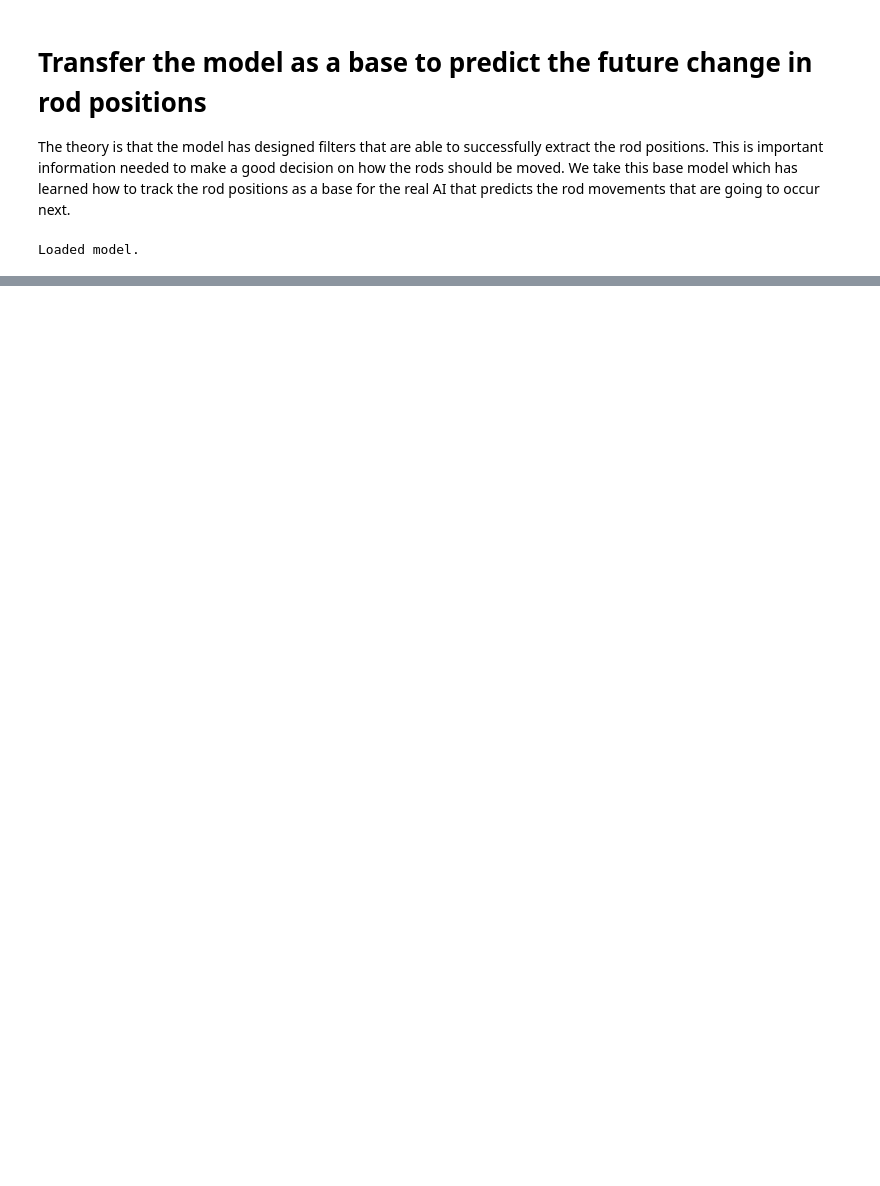
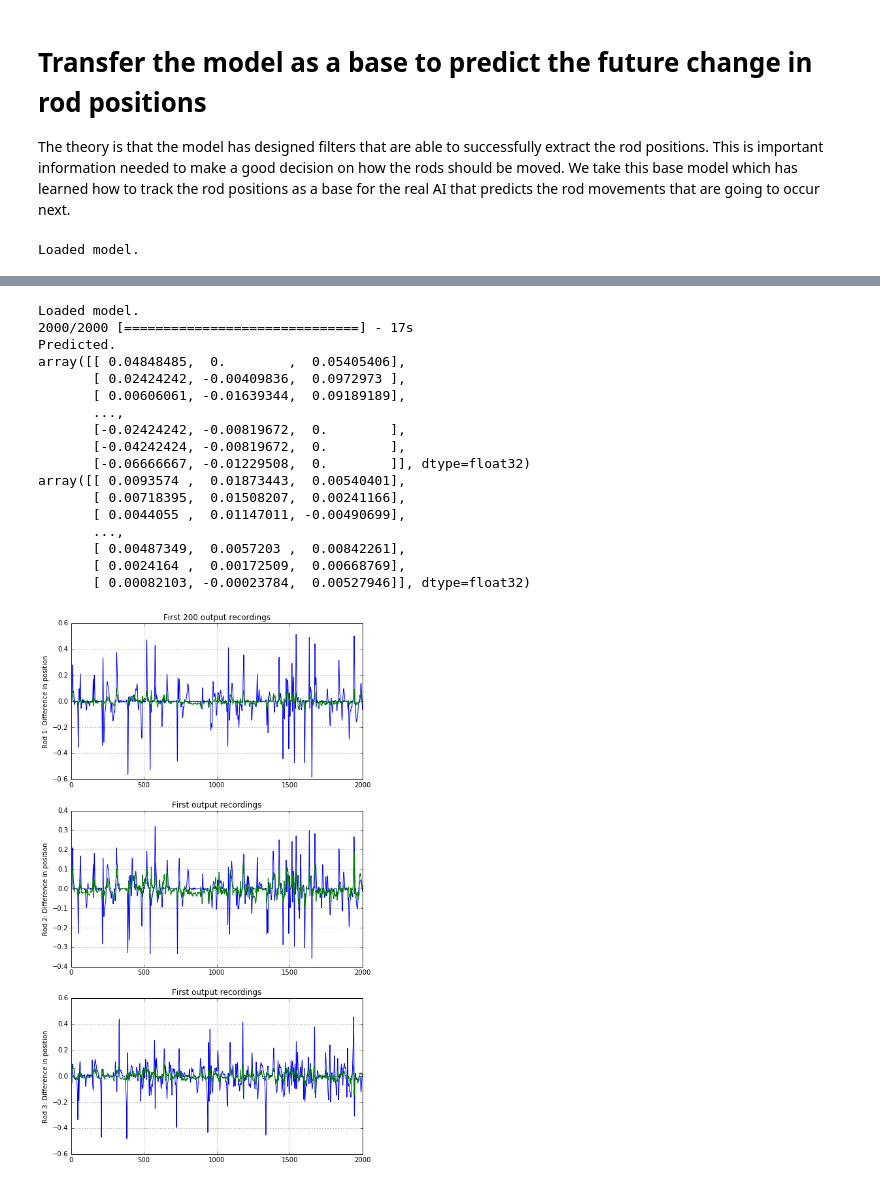
Before and after one commit to glmcdona/FoosAI, a Jupyter notebook: Code/Training/TrainingFoosbot.ipynb, the cells around one changed output, grey strips where cells are left out. Saved outputs shown, nothing was run; the diff lists cells and outputs as text; code cells hidden in the pictures; blank space fills up the shorter version.

```diff
--- a/Code/Training/TrainingFoosbot.ipynb
+++ b/Code/Training/TrainingFoosbot.ipynb
@@ -806,19 +789,29 @@ KeyboardInterrupt:
 # %%
-# Continue at a lower learning rate
-model.compile(optimizer=keras.optimizers.RMSprop(lr=0.00000005),
+def mse(y_true, y_pred):
+    return K.square(y_pred - y_true)*0.001 # Hackjob so Keras iterations show exponential value of MSE to get precision.
+
+
+model.compile(optimizer=keras.optimizers.RMSprop(lr=0.000001),
               loss='mean_squared_error',
               metrics=[mse])
 
 print("Updated learner.")
 
 # Train the model to predict the future position. This is the control signal to the robot AI
-WEIGHTS_FNAME = 'dpos2_cnn_weights_%i.hdf'
-MODELS_FNAME = 'dpos2_cnn_models_%i.h5'
+WEIGHTS_FNAME = 'dpos_cnn_weights_%i.hdf'
+MODELS_FNAME = 'dpos_cnn_models_%i.h5'
+
+start_epoch = epoch+1
+
 for epoch in range(10000):
-    print("------ Epoch %i -------" % epoch)
-    model.fit_generator(TrainBatchGenDpos(20), 1552, epochs=1, verbose=1, callbacks=None, class_weight=None, max_q_size=10, workers=1, validation_data=ValidateBatchGenDpos(20), validation_steps = 500, pickle_safe=False, initial_epoch=0)
-    #model.fit_generator(TrainBatchGen(20), 1552, epochs=1, verbose=1, callbacks=None, class_weight=None, max_q_size=10, workers=1, validation_data=ValidateBatchGen(20), validation_steps = 500, pickle_safe=False, initial_epoch=0)
-    model.save_weights(WEIGHTS_FNAME % epoch)
-    model.save(MODELS_FNAME % epoch)
+    epoch += start_epoch
+    try:
+        model.fit_generator(TrainBatchGenDpos(20), 1552, epochs=epoch+1, verbose=1, callbacks=None, class_weight=None, max_q_size=10, workers=1, validation_data=ValidateBatchGenDpos(20), validation_steps = 500, pickle_safe=False, initial_epoch=epoch)
+        model.save_weights(WEIGHTS_FNAME % epoch)
+        model.save(MODELS_FNAME % epoch)
+        print(("Wrote model to " + WEIGHTS_FNAME )  % epoch)
+    except KeyboardInterrupt:
+        print("\r\nUser stopped the training.")
+        break
 # %% [output]
 Updated learner.
@@ -827,0 +834,30 @@ KeyboardInterrupt:
+# %%
+# Load the best position prediction model as the starting point
+epoch = 61
+WEIGHTS_FNAME = 'dpos_cnn_weights_%i.hdf'
+model.load_weights(WEIGHTS_FNAME % epoch)
+print("Loaded model.")
+
+
+# Plot the real versus predicted values for some of the validation data
+(frames, outputs_true) = next(ValidateBatchGenDpos(2000))
+plot_validate(model, frames, outputs_true, "Difference in position")
+# %% [output]
+Loaded model.
+2000/2000 [==============================] - 17s
+Predicted.
+array([[ 0.04848485,  0.        ,  0.05405406],
+       [ 0.02424242, -0.00409836,  0.0972973 ],
+       [ 0.00606061, -0.01639344,  0.09189189],
+       ...,
+       [-0.02424242, -0.00819672,  0.        ],
+       [-0.04242424, -0.00819672,  0.        ],
+       [-0.06666667, -0.01229508,  0.        ]], dtype=float32)
+array([[ 0.0093574 ,  0.01873443,  0.00540401],
+       [ 0.00718395,  0.01508207,  0.00241166],
+       [ 0.0044055 ,  0.01147011, -0.00490699],
+       ...,
+       [ 0.00487349,  0.0057203 ,  0.00842261],
+       [ 0.0024164 ,  0.00172509,  0.00668769],
+       [ 0.00082103, -0.00023784,  0.00527946]], dtype=float32)
+[figure, added]
```
Also changed, not shown: parts of 14 cells of this notebook, 8 other files.
